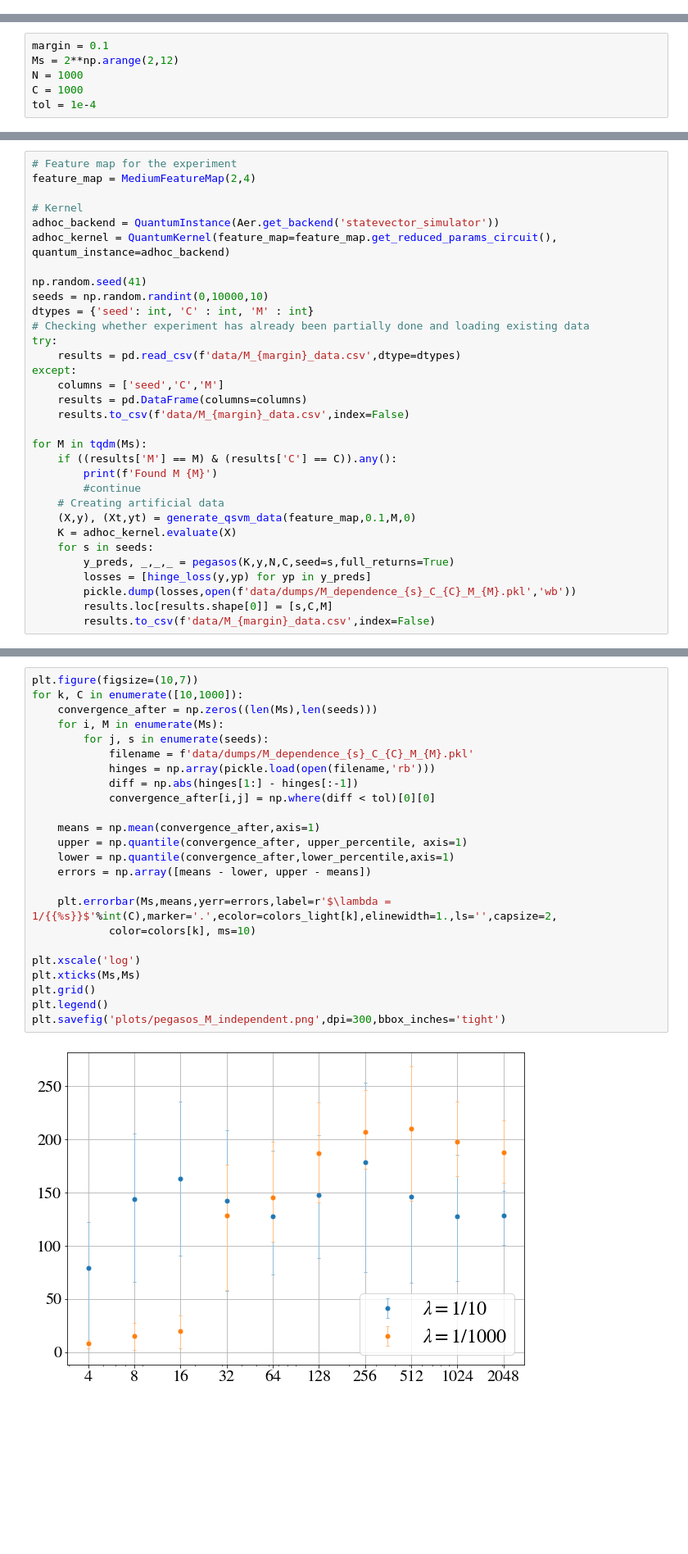
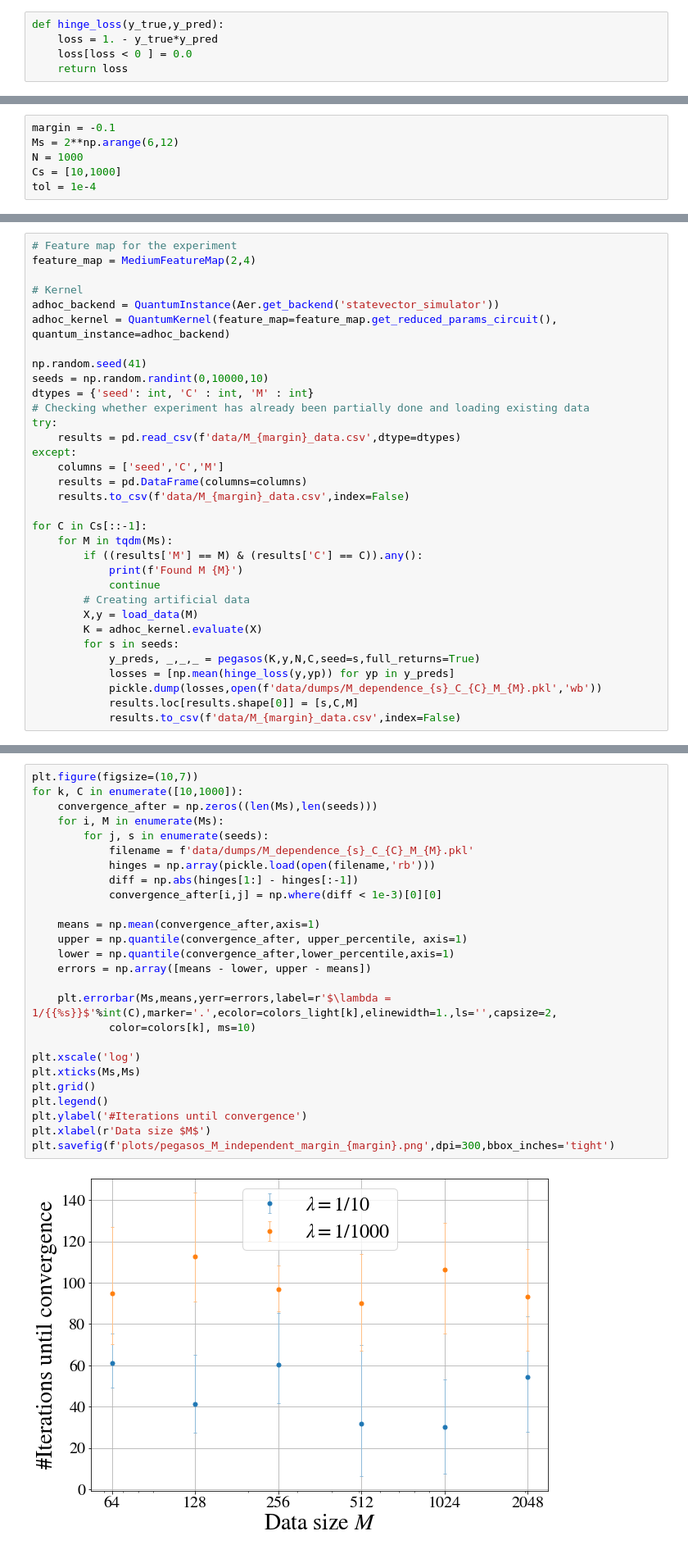
Before and after one commit to gentinettagian/complexity_of_qsvms, a Jupyter notebook: pegasos_qsvm/pegasos_M.ipynb, the cells around one changed output, grey strips where cells are left out. Shown at 82% size. Drawn from its saved outputs; the diff is of its cells as text; blank space fills up the shorter version.

Commit message:
fixed some plots

```diff
--- a/pegasos_qsvm/pegasos_M.ipynb
+++ b/pegasos_qsvm/pegasos_M.ipynb
@@ -15,3 +14,8 @@ from sklearn.metrics import hinge_loss
+# %%
+def hinge_loss(y_true,y_pred):
+    loss = 1. - y_true*y_pred
+    loss[loss < 0 ] = 0.0
+    return loss
 # %%
 # blue
 color_0 = '#1f77b4'
@@ -36,8 +40,8 @@ plt.rcParams.update({'font.size': 24,
                      'mathtext.fontset': 'stix',
                      'font.family': 'STIXGeneral'})
 # %%
-margin = 0.1
-Ms = 2**np.arange(2,12)
+margin = -0.1
+Ms = 2**np.arange(6,12)
 N = 1000
-C = 1000
+Cs = [10,1000]
 tol = 1e-4
@@ -60,16 +84,17 @@ except:
     results = pd.DataFrame(columns=columns)
     results.to_csv(f'data/M_{margin}_data.csv',index=False)
 
-for M in tqdm(Ms):
-    if ((results['M'] == M) & (results['C'] == C)).any():
-        print(f'Found M {M}')
-        #continue
-    # Creating artificial data
-    (X,y), (Xt,yt) = generate_qsvm_data(feature_map,0.1,M,0)
-    K = adhoc_kernel.evaluate(X)
-    for s in seeds:
-        y_preds, _,_,_ = pegasos(K,y,N,C,seed=s,full_returns=True)
-        losses = [hinge_loss(y,yp) for yp in y_preds]
-        pickle.dump(losses,open(f'data/dumps/M_dependence_{s}_C_{C}_M_{M}.pkl','wb'))
-        results.loc[results.shape[0]] = [s,C,M]
-        results.to_csv(f'data/M_{margin}_data.csv',index=False)
+for C in Cs[::-1]:
+    for M in tqdm(Ms):
+        if ((results['M'] == M) & (results['C'] == C)).any():
+            print(f'Found M {M}')
+            continue
+        # Creating artificial data
+        X,y = load_data(M)
+        K = adhoc_kernel.evaluate(X)
+        for s in seeds:
+            y_preds, _,_,_ = pegasos(K,y,N,C,seed=s,full_returns=True)
+            losses = [np.mean(hinge_loss(y,yp)) for yp in y_preds]
+            pickle.dump(losses,open(f'data/dumps/M_dependence_{s}_C_{C}_M_{M}.pkl','wb'))
+            results.loc[results.shape[0]] = [s,C,M]
+            results.to_csv(f'data/M_{margin}_data.csv',index=False)
@@ -87,26 +101,28 @@ Found M 2048
 # %%
 plt.figure(figsize=(10,7))
 for k, C in enumerate([10,1000]):
     convergence_after = np.zeros((len(Ms),len(seeds)))
     for i, M in enumerate(Ms):
         for j, s in enumerate(seeds):
             filename = f'data/dumps/M_dependence_{s}_C_{C}_M_{M}.pkl'
             hinges = np.array(pickle.load(open(filename,'rb')))
             diff = np.abs(hinges[1:] - hinges[:-1])
-            convergence_after[i,j] = np.where(diff < tol)[0][0]
+            convergence_after[i,j] = np.where(diff < 1e-3)[0][0]
 
     means = np.mean(convergence_after,axis=1)
     upper = np.quantile(convergence_after, upper_percentile, axis=1)
     lower = np.quantile(convergence_after,lower_percentile,axis=1)
     errors = np.array([means - lower, upper - means])
 
     plt.errorbar(Ms,means,yerr=errors,label=r'$\lambda = 1/{{%s}}$'%int(C),marker='.',ecolor=colors_light[k],elinewidth=1.,ls='',capsize=2,
             color=colors[k], ms=10)
 
 plt.xscale('log')
 plt.xticks(Ms,Ms)
 plt.grid()
 plt.legend()
-plt.savefig('plots/pegasos_M_independent.png',dpi=300,bbox_inches='tight')
+plt.ylabel('#Iterations until convergence')
+plt.xlabel(r'Data size $M$')
+plt.savefig(f'plots/pegasos_M_independent_margin_{margin}.png',dpi=300,bbox_inches='tight')
 # %% [output]
-[figure, old version]
+[figure, new version]
```
Also changed, not shown: parts of 10 cells of this notebook, 33 other files.
